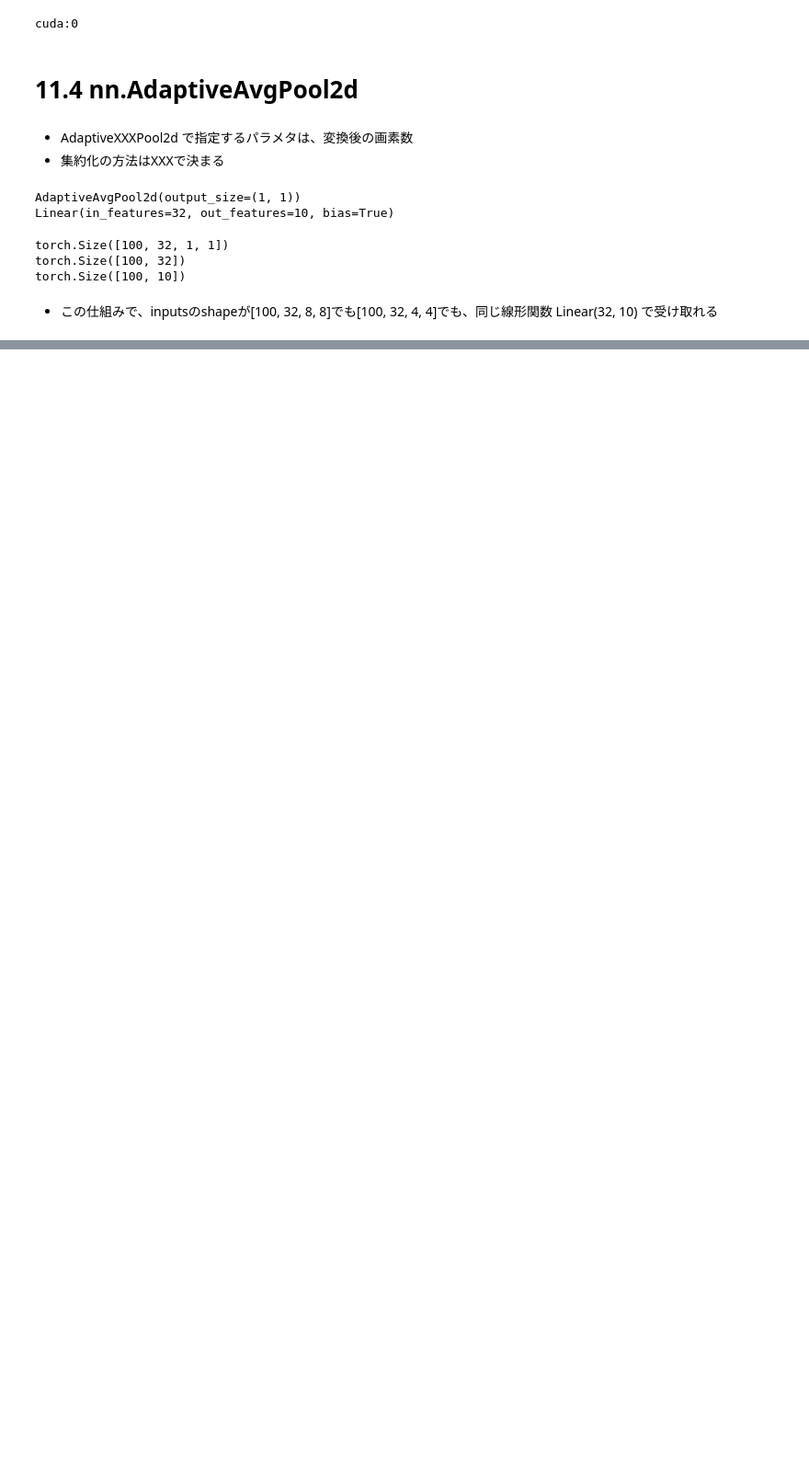
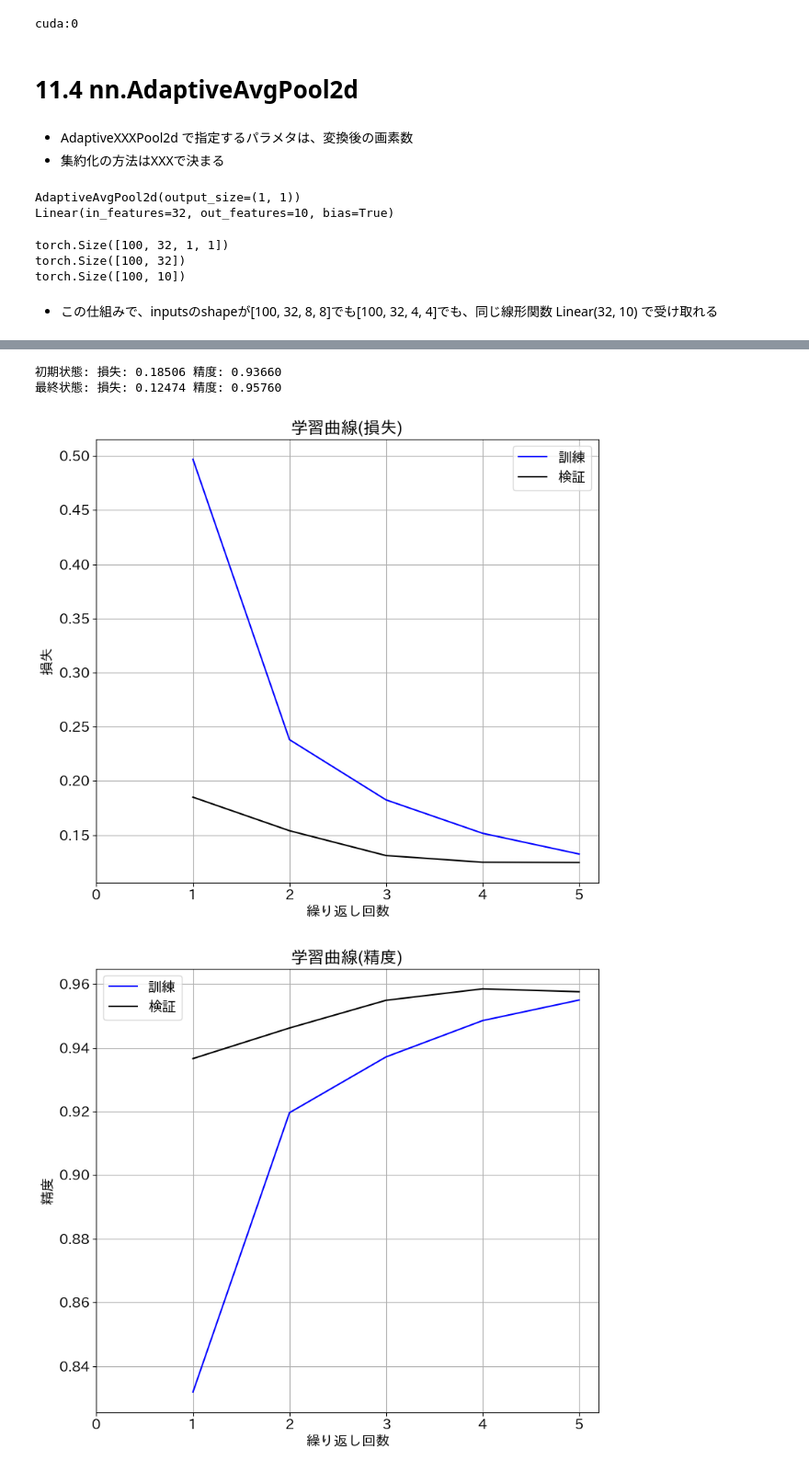
Before and after one commit to YasudaKaito/pytorch_book_akaishi, a Jupyter notebook: ch11_fine_tuning.ipynb, the cells around one changed output, grey strips where cells are left out. Shown at 92% size. Cells and saved outputs as stored; diff of their text form; code cells hidden in the pictures; blank space fills up the shorter version.

```diff
--- a/ch11_fine_tuning.ipynb
+++ b/ch11_fine_tuning.ipynb
@@ -87,0 +120,13 @@ torch.Size([100, 10])
+# %%
+# データ取得用関数 Dataset
+
+data_root = './data'
+
+train_set = datasets.CIFAR10(
+    root = data_root, train = True,
+    download = True, transform = transform_train)
+
+# 検証データの取得
+test_set = datasets.CIFAR10(
+    root = data_root, train = False,
+    download = True, transform = transform)
@@ -87,0 +323,26 @@ torch.Size([100, 10])
+# %%
+torch_seed()
+
+# 事前学習済みモデルの読み込み
+net = models.vgg19_bn(pretrained = True)
+
+# 最終レイヤー関数の付け替え
+in_features = net.classifier[6].in_features
+net.classifier[6] = nn.Linear(in_features, n_output)
+
+# 以下、再現性およびONNX形式のエクスポート対応
+# features最後のMaxPool2dをはずす
+net.features = net.features[:-1]
+# AdaptiveAvgPool2dをはずす
+net.avgpool = nn.Identity()
+
+net = net.to(device)
+
+lr = 0.001
+criterion = nn.CrossEntropyLoss()
+optimizer = optim.SGD(net.parameters(), lr=lr, momentum=0.9)
+history = np.zeros((0, 5))
+# %%
+num_epochs = 5
+history = fit(net, optimizer, criterion, num_epochs,
+          train_loader, test_loader, device, history)
@@ -87,0 +355,7 @@ torch.Size([100, 10])
+# %%
+evaluate_history(history)
+# %% [output]
+初期状態: 損失: 0.18506 精度: 0.93660
+最終状態: 損失: 0.12474 精度: 0.95760
+[figure, added]
+[figure, added]
```
Also changed, not shown: parts of 23 cells of this notebook.
